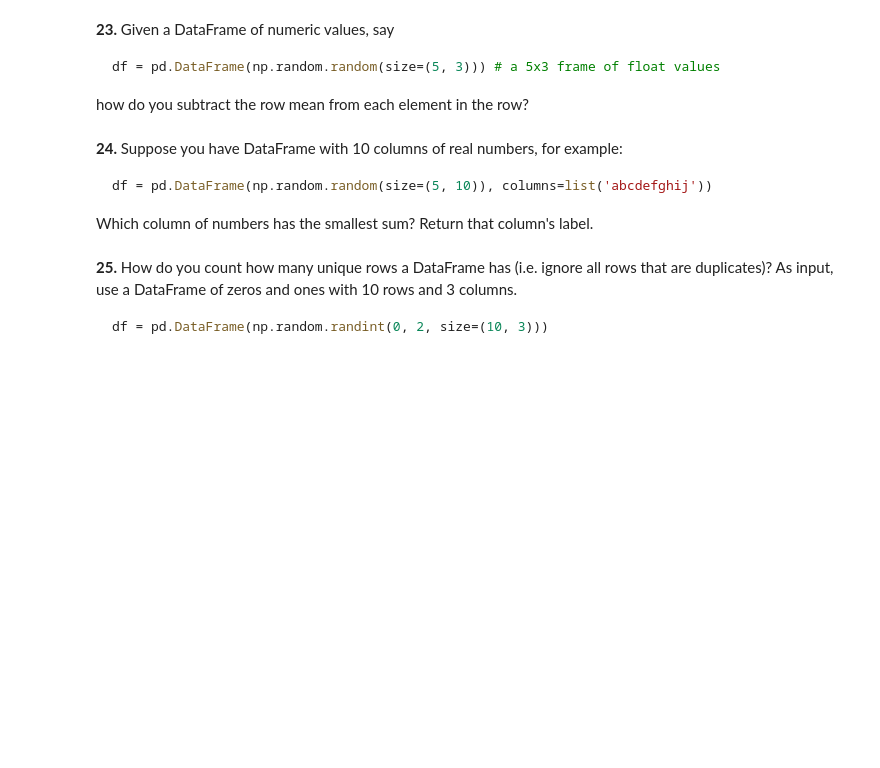
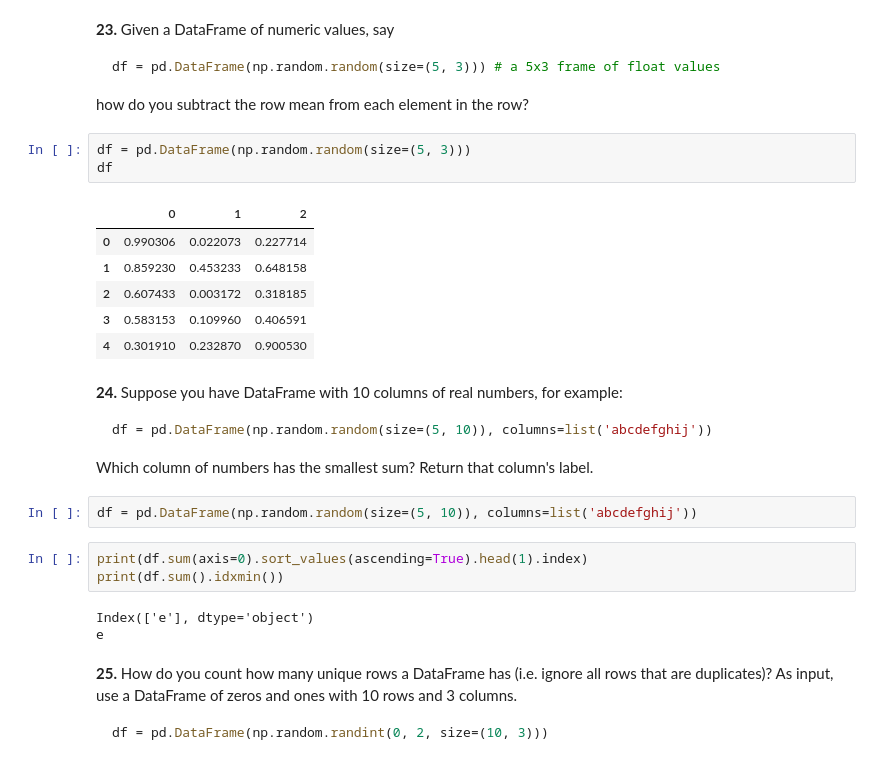
Before and after one commit to riu-rd/100-pandas-puzzles, a Jupyter notebook: 100-pandas-puzzles.ipynb, the cells around one changed output. Drawn from its saved outputs; the diff is of its cells as text; blank space fills up the shorter version.

````diff
--- a/100-pandas-puzzles.ipynb
+++ b/100-pandas-puzzles.ipynb
@@ -255,6 +322,16 @@ df = pd.DataFrame(np.random.random(size=(5, 3))) # a 5x3 frame of float values
 ```
 
 how do you subtract the row mean from each element in the row?
+# %%
+df = pd.DataFrame(np.random.random(size=(5, 3)))
+df
+# %% [output]
+|  | 0 | 1 | 2 |
+| 0 | 0.990306 | 0.022073 | 0.227714 |
+| 1 | 0.859230 | 0.453233 | 0.648158 |
+| 2 | 0.607433 | 0.003172 | 0.318185 |
+| 3 | 0.583153 | 0.109960 | 0.406591 |
+| 4 | 0.301910 | 0.232870 | 0.900530 |
 # %% [markdown]
 **24.** Suppose you have DataFrame with 10 columns of real numbers, for example:
 
@@ -262,6 +339,14 @@ how do you subtract the row mean from each element in the row?
 df = pd.DataFrame(np.random.random(size=(5, 10)), columns=list('abcdefghij'))
 ```
 Which column of numbers has the smallest sum?  Return that column's label.
+# %%
+df = pd.DataFrame(np.random.random(size=(5, 10)), columns=list('abcdefghij'))
+# %%
+print(df.sum(axis=0).sort_values(ascending=True).head(1).index)
+print(df.sum().idxmin())
+# %% [output]
+Index(['e'], dtype='object')
+e
 # %% [markdown]
 **25.** How do you count how many unique rows a DataFrame has (i.e. ignore all rows that are duplicates)? As input, use a DataFrame of zeros and ones with 10 rows and 3 columns.
 
````
Also changed, not shown: parts of 5 cells of this notebook.
